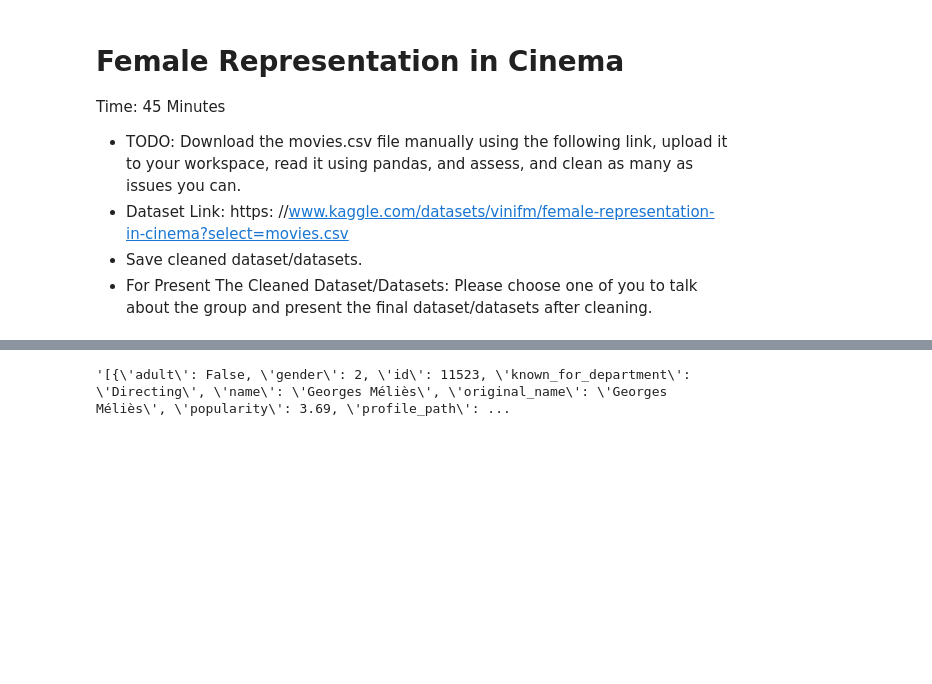
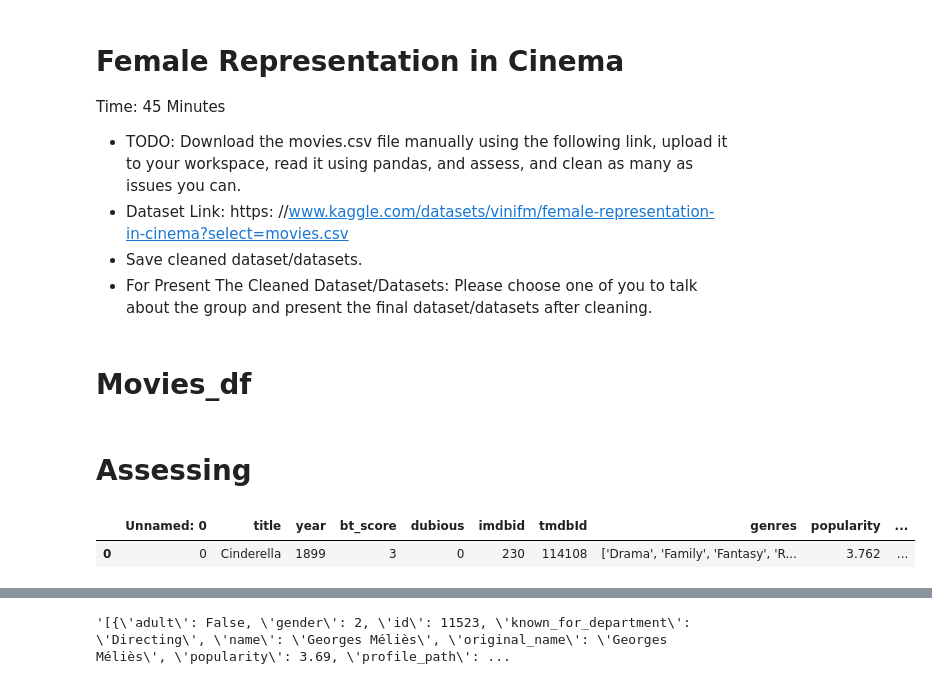
Before and after one commit to Amid68/female-representation-in-cinema, a Jupyter notebook: female_representation_in_cinema.ipynb, the cells around one changed output, grey strips where cells are left out. Saved outputs shown, nothing was run; the diff lists cells and outputs as text; code cells hidden in the pictures; blank space fills up the shorter version.

```diff
--- a/female_representation_in_cinema.ipynb
+++ b/female_representation_in_cinema.ipynb
@@ -13,4 +19,12 @@ import pandas as pd
+# %% [markdown]
+# Movies_df
+# %% [markdown]
+# Assessing
 # %%
 movies_df = pd.read_csv('archive/movies.csv')
-oscar_df = pd.read_csv('archive/oscar.csv')
+pd.set_option('display.max_columns', None)
+movies_df.head(1)
+# %% [output]
+|  | Unnamed: 0 | title | year | bt_score | dubious | imdbid | tmdbId | genres | popularity | ... |
+| 0 | 0 | Cinderella | 1899 | 3 | 0 | 230 | 114108 | ['Drama', 'Family', 'Fantasy', 'R... | 3.762 | ... |
 # %%
```
Also changed, not shown: parts of 50 cells of this notebook.
